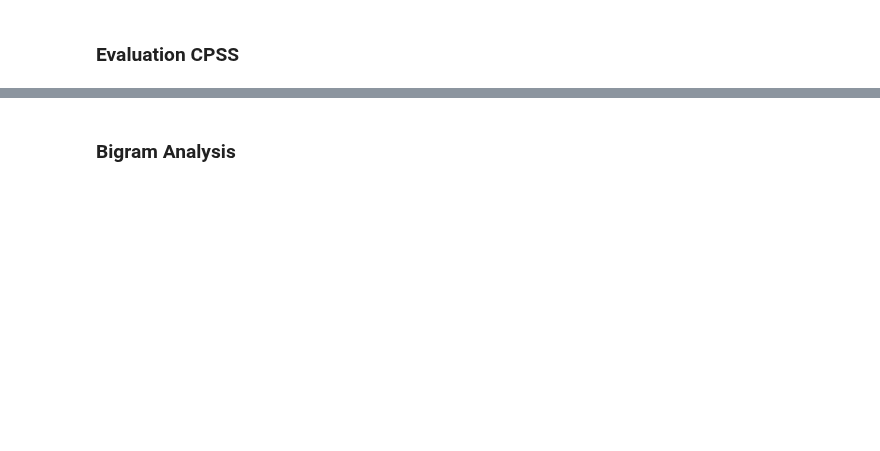
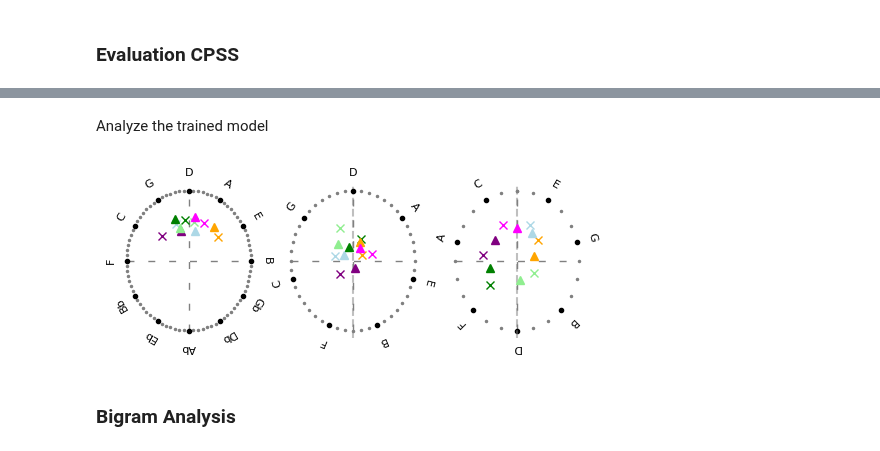
Before and after one commit to Maushax-jpg/chord-recognition, a Jupyter notebook: cpss.ipynb, the cells around one changed output, grey strips where cells are left out. Drawn from its saved outputs; the diff is of its cells as text; code cells hidden in the pictures; blank space fills up the shorter version.

```diff
--- a/cpss.ipynb
+++ b/cpss.ipynb
@@ -152,3 +197,30 @@ utils.plotChromagram(ax3, t_chroma, chroma, time_interval)
+# %% [markdown]
+Analyze the trained model
+# %%
+import mir_eval
+classifier = pitchspace.CPSS_Classifier("/home/max/ET-TI/Masterarbeit/chord-recognition/models/cpss/cpss_sevenths.npy",alphabet="sevenths")
+
+def getColor(chordlabel):
+    colors = ["lightblue","blue", "green", "red", "orange", "purple", "grey", "lightgreen","brown", "magenta", "teal","cyan","white"]
+    root,_,_ = mir_eval.chord.encode(chordlabel)
+    return colors[root]
+
+key_index = 0
+# chordmodel in the key of C
+fig,ax =plt.subplots(1,3,figsize=(6,2))
+utils.plotCircleF(ax[0])
+utils.plotCircleFR(ax[1],pitch_class_index=key_index)
+utils.plotCircleTR(ax[2],pitch_class_index=key_index)
+marker="x" # triads
+for i,x in enumerate(classifier._model[key_index]):
+    if i == 6:
+        marker="^" # tetrads
+    color = getColor(classifier._labels[x._index])
+    ax[0].plot(x._mu[0],x._mu[1],marker=marker,color=color)
+    ax[1].plot(x._mu[2],x._mu[3],marker=marker,color=color)
+    ax[2].plot(x._mu[4],x._mu[5],marker=marker,color=color)
+# %% [output]
+[figure, added]
 # %% [markdown]
 ### Bigram Analysis
 # %%
```
Also changed, not shown: parts of 12 cells of this notebook, 3 other files.
